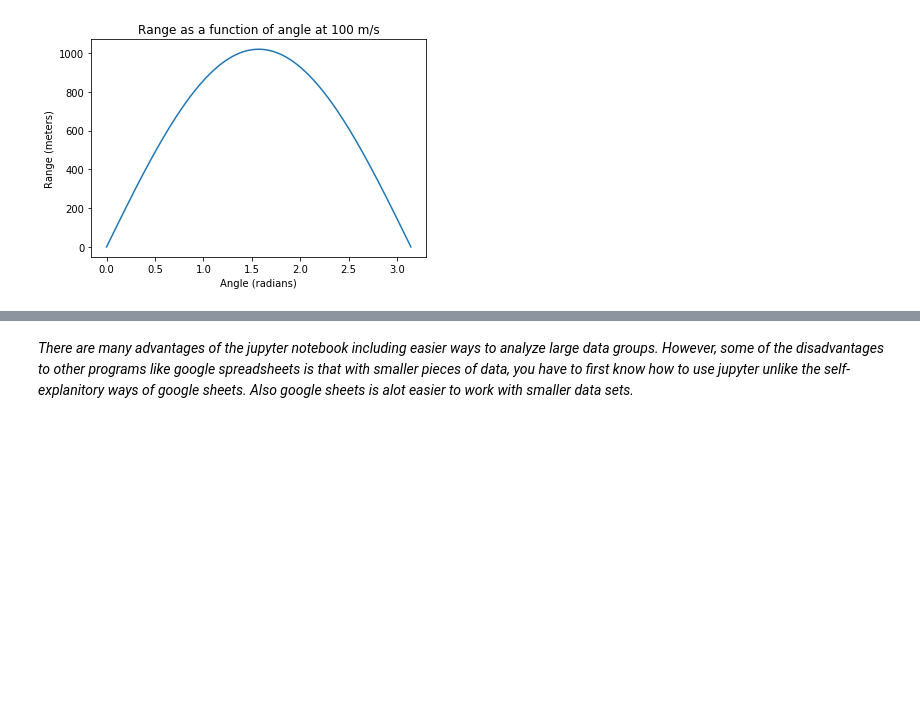
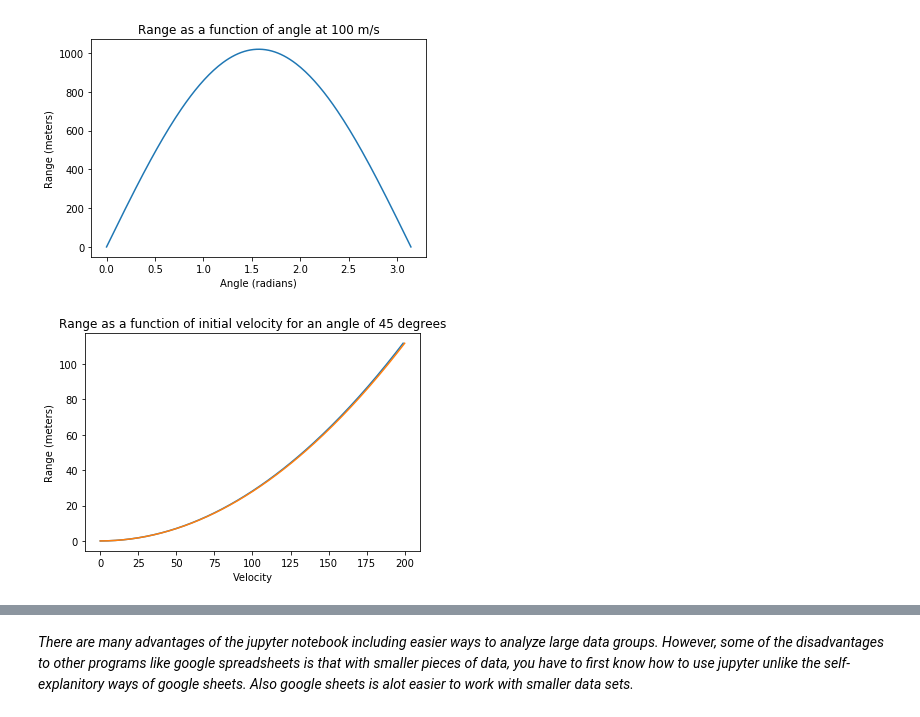
Before and after one commit to Clay190/Data-Science, a Jupyter notebook: ballistics.ipynb, the cells around one changed output, grey strips where cells are left out. Saved outputs shown, nothing was run; the diff lists cells and outputs as text; code cells hidden in the pictures; blank space fills up the shorter version.

```diff
--- a/ballistics.ipynb
+++ b/ballistics.ipynb
@@ -156,6 +156,15 @@ velocity30 = [rangeformula(x,pi/6) for x in linspace(0,200,200)]
 velocity60 = [rangeformula(x,2*pi/3) for x in linspace(0,200,200)]
 # %%
 velocity75 = [rangeformula(x,5*pi/12) for x in linspace(0,200,200)]
+# %%
+plt.plot(velocityfromdegrees)
+plt.plot(initialvelocity, velocityfromdegrees, label = "45 degrees")
+plt.title('Range as a function of initial velocity for an angle of 45 degrees')
+plt.xlabel('Velocity')
+plt.ylabel('Range (meters)')
+plt.show()
+# %% [output]
+[figure, added]
 # %%
 plt.plot(velocity15)
 plt.plot(velocity30)
```
Also changed, not shown: parts of 1 cell of this notebook.
